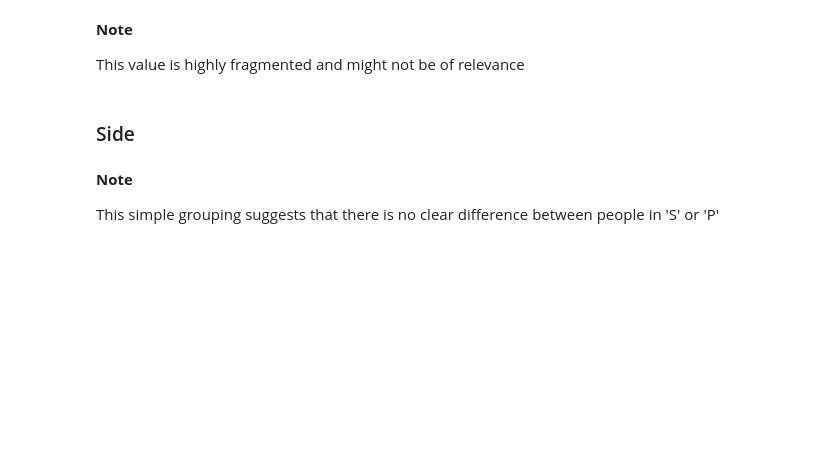
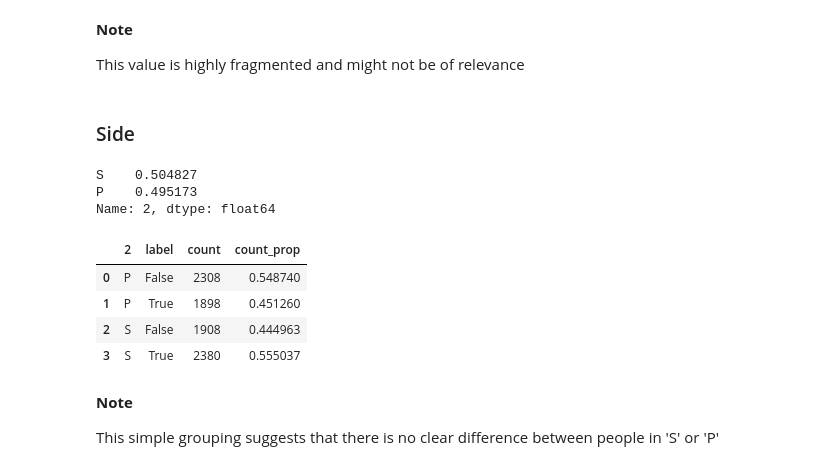
Before and after one commit to robperch/kgl_space_titanic, a Jupyter notebook: notebooks/data_exploration.ipynb, the cells around one changed output. Cells and saved outputs as stored; diff of their text form; code cells hidden in the pictures; blank space fills up the shorter version.

```diff
--- a/notebooks/data_exploration.ipynb
+++ b/notebooks/data_exploration.ipynb
@@ -128,7 +135,7 @@ The cabin number where the passenger is staying. Takes the form deck/num/side, w
 dfx = pd.concat(
     [
         dftr['Cabin'].str.split(pat='/', expand=True),
-        dftr['Transported'],
+        dftr['label'],
     ],
     axis=1
 )
@@ -148,20 +179,30 @@ This value is highly fragmented and might not be of relevance
 ### Side
 # %%
 dfx[2].value_counts(normalize=True)
+# %% [output]
+S    0.504827
+P    0.495173
+Name: 2, dtype: float64
 # %%
 dfx2 = dfx.groupby(
     [
         dfx[2],
-        dfx['Transported'],
+        dfx['label'],
     ],
     as_index=False
 ).agg(
     count=(0, 'count')
 )
 
 dfx2['count_prop'] = dfx2['count'] / dfx2.groupby(2)['count'].transform('sum')
 
 dfx2
+# %% [output]
+|  | 2 | label | count | count_prop |
+| 0 | P | False | 2308 | 0.548740 |
+| 1 | P | True | 1898 | 0.451260 |
+| 2 | S | False | 1908 | 0.444963 |
+| 3 | S | True | 2380 | 0.555037 |
 # %% [markdown]
 **Note**
 
```
Also changed, not shown: parts of 4 cells of this notebook, 4 other files.
